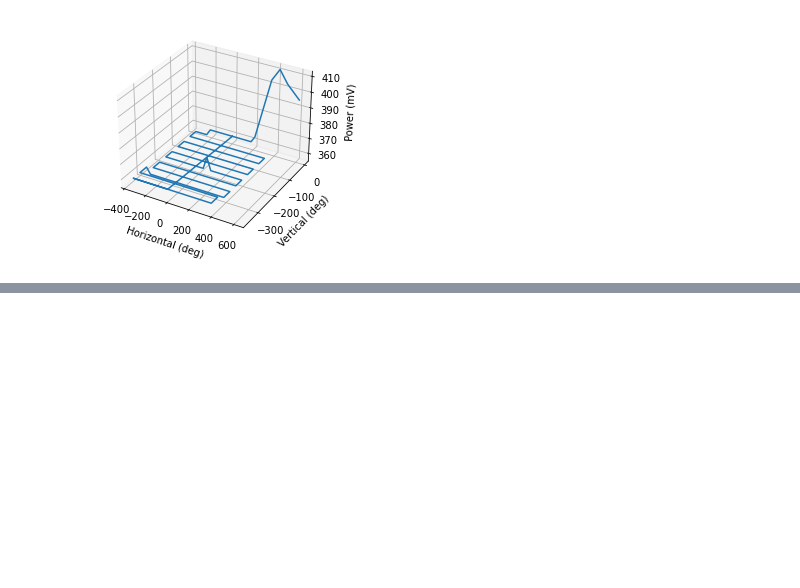
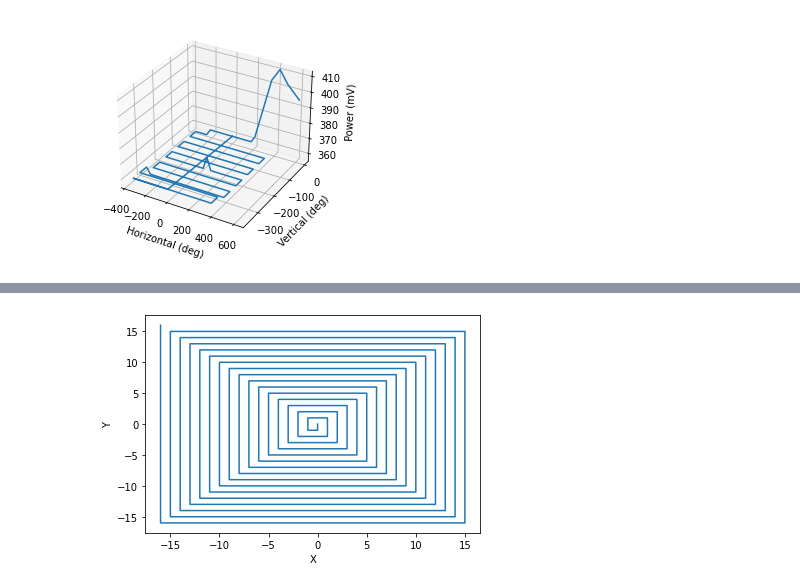
Before and after one commit to physics-uwstout/lab-notebooks-saturated-absorption-spectroscopy, a Jupyter notebook: Saturated Absorption Spectroscopy/Plechacek_Anthony/Jupyter Notebooks and Data Files/Diffraction Grating.ipynb, the cells around one changed output, grey strips where cells are left out. Saved outputs shown, nothing was run; the diff lists cells and outputs as text; code cells hidden in the pictures; blank space fills up the shorter version.

Commit message:
data and analysis

```diff
--- a/Saturated Absorption Spectroscopy/Plechacek_Anthony/Jupyter Notebooks and Data Files/Diffraction Grating.ipynb
+++ b/Saturated Absorption Spectroscopy/Plechacek_Anthony/Jupyter Notebooks and Data Files/Diffraction Grating.ipynb
@@ -27,0 +108,50 @@ plt.show()
+# %%
+# Define the coordinates for the square spiral
+x = [0]
+y = [0]
+current_x = 0
+current_y = 0
+direction = 0  # 0: down, 1: left, 2: up, 3: right
+expansion = 0
+step = 1
+size = 16*step
+
+while (y[-1] != size and x[-1] != size):
+    if direction == 0:
+        for k in range(math.floor(expansion)):
+            current_y += step
+            x.append(current_x)
+            y.append(current_y)
+        expansion += 0.5
+    elif direction == 1:
+        for k in range(math.floor(expansion)):
+            current_x += step
+            x.append(current_x)
+            y.append(current_y)
+        expansion += 0.5
+    elif direction == 2:
+        for k in range(math.floor(expansion)):
+            current_y -= step
+            x.append(current_x)
+            y.append(current_y)
+        expansion += 0.5
+    elif direction == 3:
+        for k in range(math.floor(expansion)):
+            current_x -= step
+            x.append(current_x)
+            y.append(current_y)
+        expansion += 0.5
+
+    direction = (direction + 1) % 4
+
+spiral = np.array([x, y])
+
+plt.plot(spiral[0], spiral[1])
+plt.xlabel('X')
+plt.ylabel('Y')
+plt.show()
+
+df_spiral = pd.DataFrame({'X': spiral[0], 'Y': spiral[1]})
+df_spiral.to_excel('Diffraction Data Test 2.xlsx', index=False)
+# %% [output]
+[figure, added]
```
Also changed, not shown: parts of 3 cells of this notebook, 6 other files.
